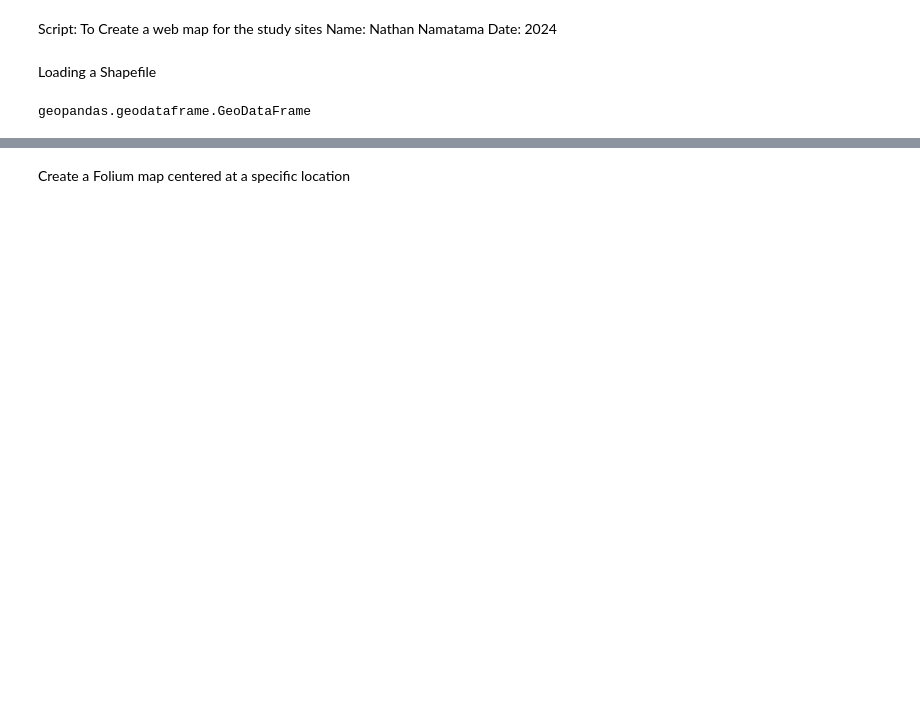
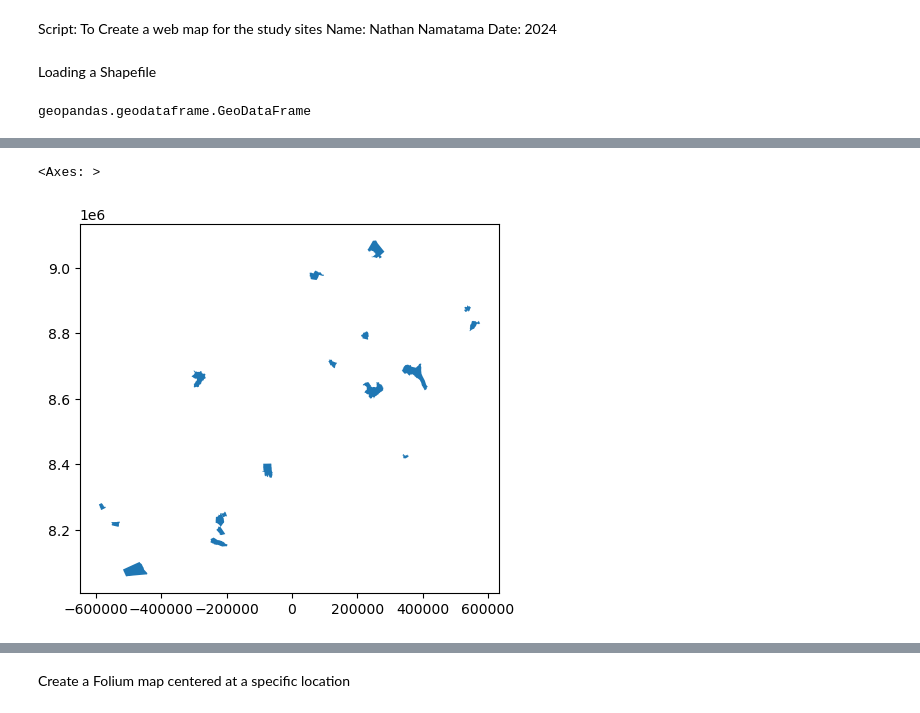
Before and after one commit to NathanNamamata/PPCR-Phase-II-Study-Sites, a Jupyter notebook: V1_Study_Sites.ipynb, the cells around one changed output, grey strips where cells are left out. Cells and saved outputs as stored; diff of their text form; code cells hidden in the pictures; blank space fills up the shorter version.

```diff
--- a/V1_Study_Sites.ipynb
+++ b/V1_Study_Sites.ipynb
@@ -12,5 +12,5 @@ Loading a Shapefile
 # %%
 shapefile_path = r'F:\Collecting and Analysing Data\Maps\Shapefiles\Selection of Study Sites\Study_Sites_V1.shp'
 # %%
-Study_Sites = gpd.read_file(shapefile_path)
+gdf = gpd.read_file(shapefile_path)
 # %%
@@ -18,7 +18,5 @@ type (Study_Sites)
 # %% [output]
 geopandas.geodataframe.GeoDataFrame
-# %%
-gdf = Study_Sites
 # %%
 Geojson_output_path = r'C:\Users\Naznamz\Notebook_Study_Sites\PPCR-Phase-II-Study-Sites\V1_Study_Sites.geojson'
 gdf.to_file(Geojson_output_path, driver='GeoJSON')
@@ -42,3 +40,8 @@ gdf
 | 15 | 110 | WESTERN | 110013 | SESHEKE | 1100153 | SESHEKE | 110013006 | KALOBELELWA | 110013007 | Old Ward | ... |
 | 16 | 110 | WESTERN | 110007 | MONGU | 1100146 | MONGU CENTRAL | 110007006 | KAMA | 110007011 | Old Ward | ... |
 | 17 | 110 | WESTERN | 110012 | SENANGA | 1100152 | SENANGA | 110012013 | MWANAMBUYU | 110012002 | Old Ward | ... |
+# %%
+gdf.plot()
+# %% [output]
+<Axes: >
+[figure, added]
```
Also changed, not shown: parts of 3 cells of this notebook, 1 other file.
